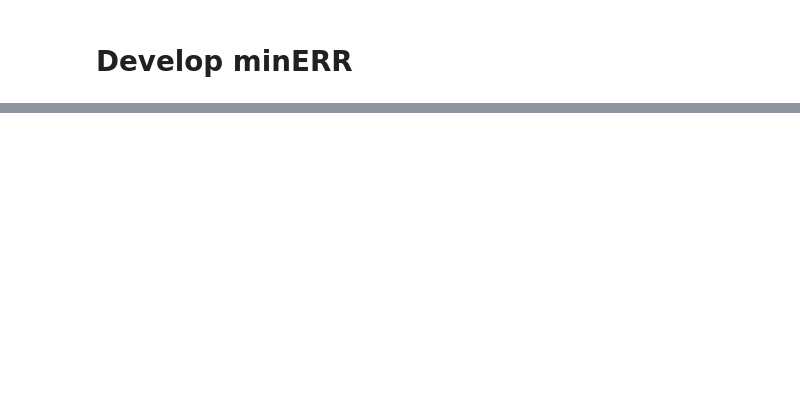
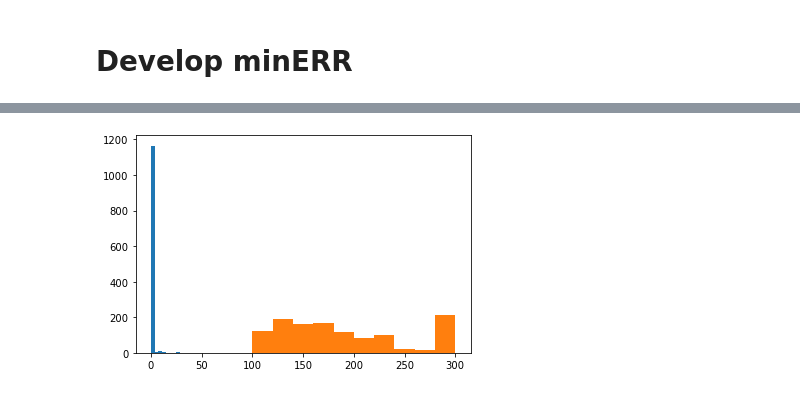
Before and after one commit to michaelsilverstein/mineer, a Jupyter notebook: dev_minerr.ipynb, the cells around one changed output, grey strips where cells are left out. Cells and saved outputs as stored; diff of their text form; code cells hidden in the pictures; blank space fills up the shorter version.

```diff
--- a/dev_minerr.ipynb
+++ b/dev_minerr.ipynb
@@ -13,2 +152,14 @@ file = File(filepath)
 # %%
-filepaths =
+%%time
+"""Ingest files"""
+# Get files
+files = [File(f, 'f' if f.endswith('_1.fastq') else 'r', mal, mae) for f in filepaths]
+# Extract reads
+reads = [r for f in files for r in f.reads]
+# Subsample
+subreads = random.sample(reads, nreads)
+
+"""Trim"""
+# Trim each subsampled read
+for r in subreads:
+    r.trim()
@@ -41,0 +231,6 @@ Wall time: 871 ms
+# %%
+plt.hist(trimposes[:, 0])
+plt.hist(trimposes[:, 1])
+plt.show()
+# %% [output]
+[figure, added]
```
Also changed, not shown: parts of 36 cells of this notebook, 3 other files.
